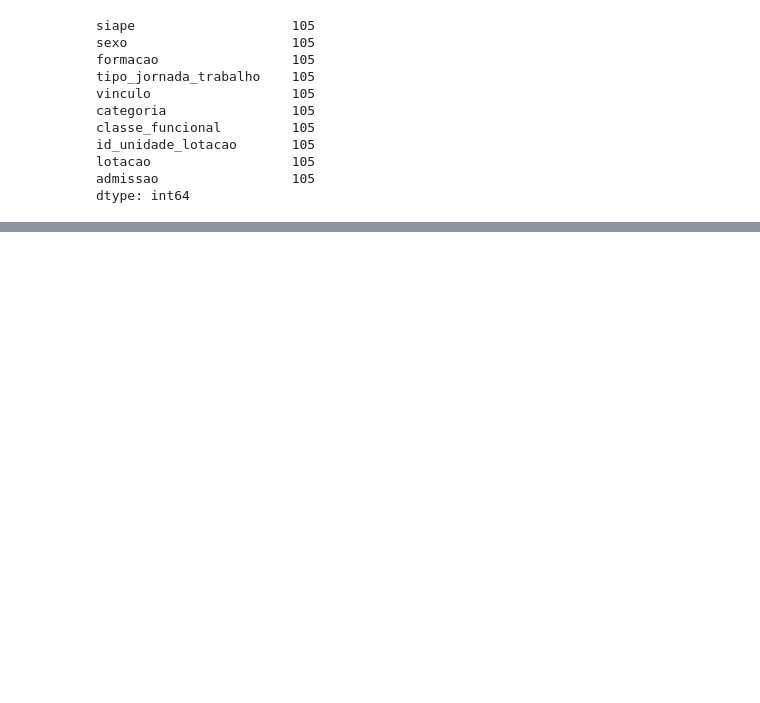
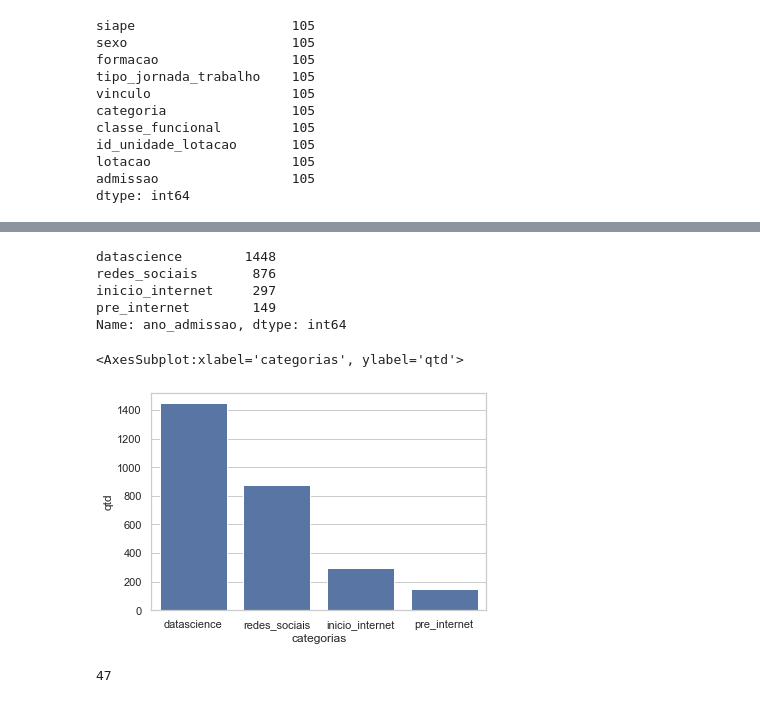
Before and after one commit to josenalde/datascience, a Jupyter notebook: notebooks/nb_docentes.ipynb, the cells around one changed output, grey strips where cells are left out. Drawn from its saved outputs; the diff is of its cells as text; code cells hidden in the pictures; blank space fills up the shorter version.

```diff
--- a/notebooks/nb_docentes.ipynb
+++ b/notebooks/nb_docentes.ipynb
@@ -86,0 +200,19 @@ dtype: int64
+# %%
+pd.value_counts(classes)
+# %% [output]
+datascience        1448
+redes_sociais       876
+inicio_internet     297
+pre_internet        149
+Name: ano_admissao, dtype: int64
+# %%
+docente_plot = {'categorias': ['datascience', 'redes_sociais', 'inicio_internet', 'pre_internet'], 'qtd': [1448, 876, 297, 149]}
+df_plot = pd.DataFrame(data=docente_plot)
+# %%
+import seaborn as sb
+sb.set_theme(style="whitegrid")
+
+sb.barplot(x="categorias", y="qtd", data=df_plot, color="b")
+# %% [output]
+<AxesSubplot:xlabel='categorias', ylabel='qtd'>
+[figure, added]
@@ -86,0 +221,4 @@ dtype: int64
+# %%
+df_group_years.ngroups
+# %% [output]
+47
```
Also changed, not shown: parts of 20 cells of this notebook.
